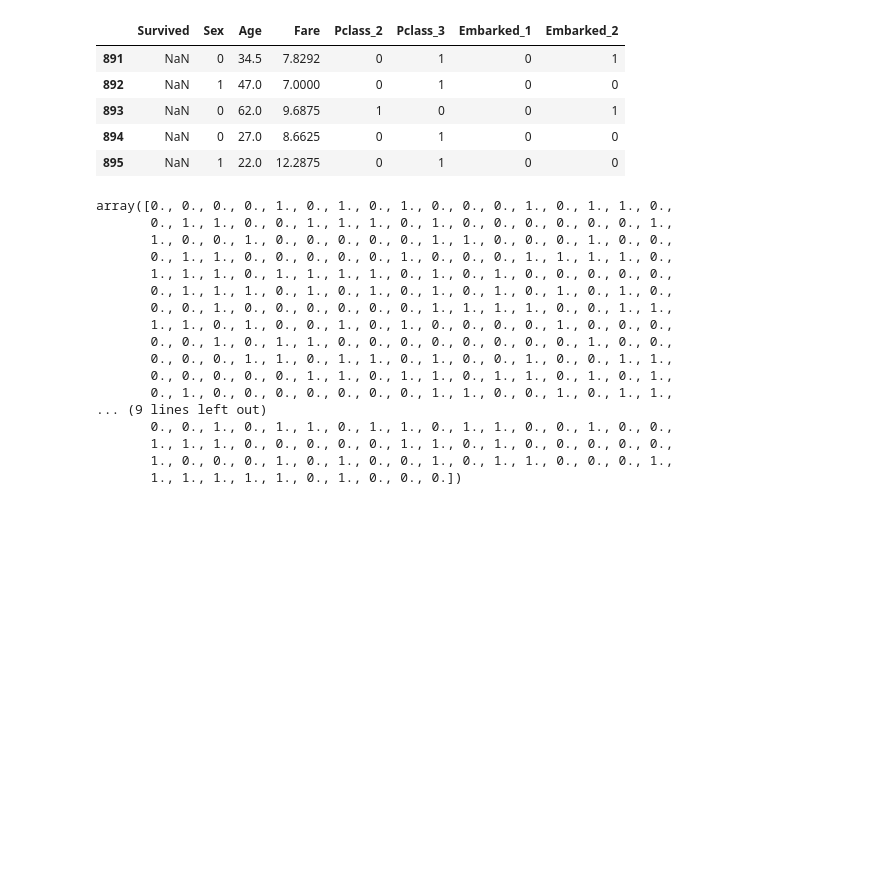
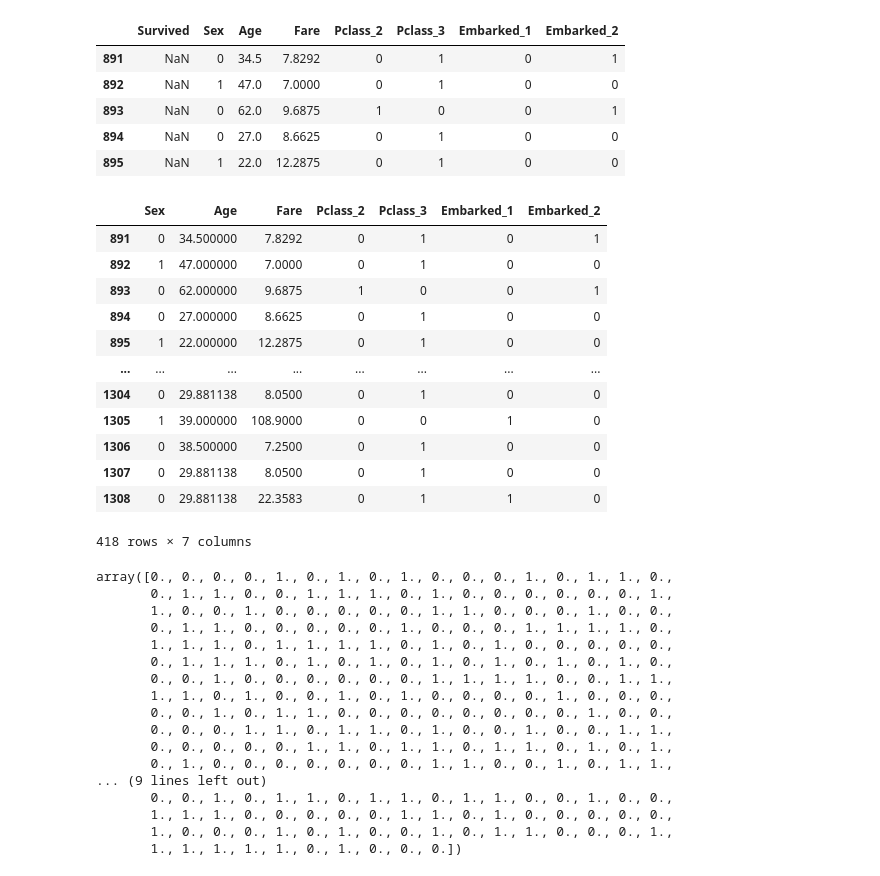
Before and after one commit to Vedatgul/Titanic-Survival-Prediction-with-ML, a Jupyter notebook: titanic-survival-prediction-with-ml.ipynb, the cells around one changed output. Cells and saved outputs as stored; diff of their text form; code cells hidden in the pictures; blank space fills up the shorter version.

```diff
--- a/titanic-survival-prediction-with-ml.ipynb
+++ b/titanic-survival-prediction-with-ml.ipynb
@@ -403,6 +398,21 @@ test_1.head()
 | 895 | NaN | 1 | 22.0 | 12.2875 | 0 | 1 | 0 | 0 |
 # %%
 test_1=test_1.drop("Survived",axis=1)
+test_1
+# %% [output]
+|  | Sex | Age | Fare | Pclass_2 | Pclass_3 | Embarked_1 | Embarked_2 |
+| 891 | 0 | 34.500000 | 7.8292 | 0 | 1 | 0 | 1 |
+| 892 | 1 | 47.000000 | 7.0000 | 0 | 1 | 0 | 0 |
+| 893 | 0 | 62.000000 | 9.6875 | 1 | 0 | 0 | 1 |
+| 894 | 0 | 27.000000 | 8.6625 | 0 | 1 | 0 | 0 |
+| 895 | 1 | 22.000000 | 12.2875 | 0 | 1 | 0 | 0 |
+| ... | ... | ... | ... | ... | ... | ... | ... |
+| 1304 | 0 | 29.881138 | 8.0500 | 0 | 1 | 0 | 0 |
+| 1305 | 1 | 39.000000 | 108.9000 | 0 | 0 | 1 | 0 |
+| 1306 | 0 | 38.500000 | 7.2500 | 0 | 1 | 0 | 0 |
+| 1307 | 0 | 29.881138 | 8.0500 | 0 | 1 | 0 | 0 |
+| 1308 | 0 | 29.881138 | 22.3583 | 0 | 1 | 1 | 0 |
+418 rows × 7 columns
 # %%
 Sub = model.predict(test_1)
 # %%
```
Also changed, not shown: parts of 5 cells of this notebook.
